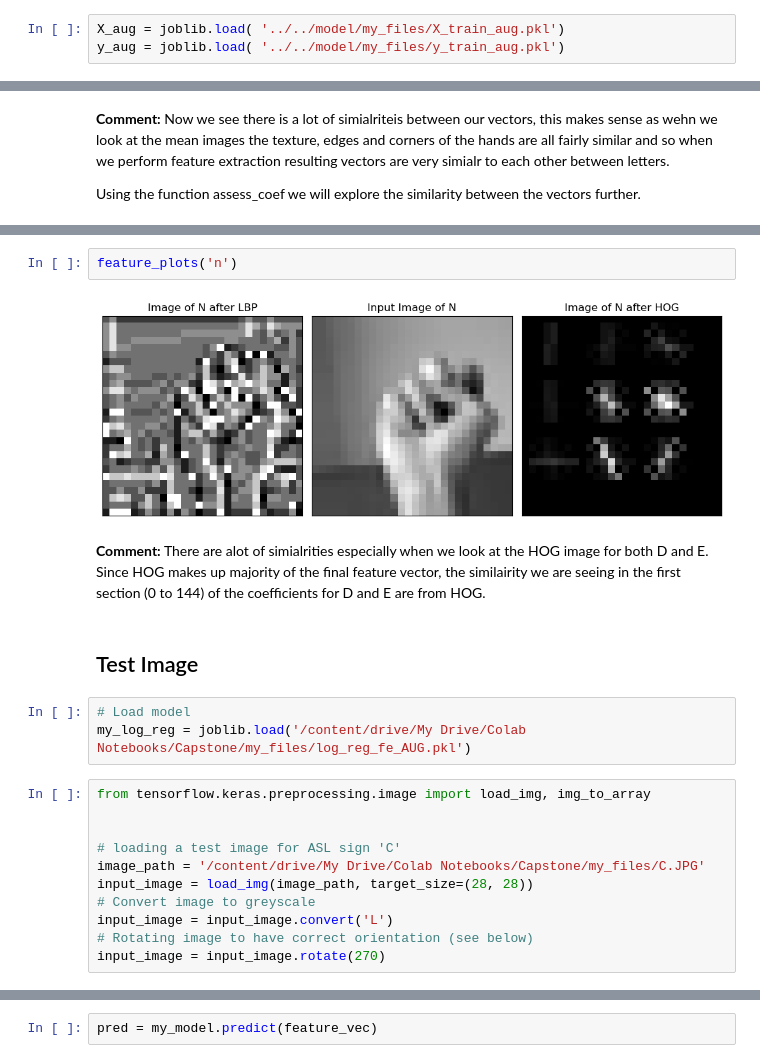
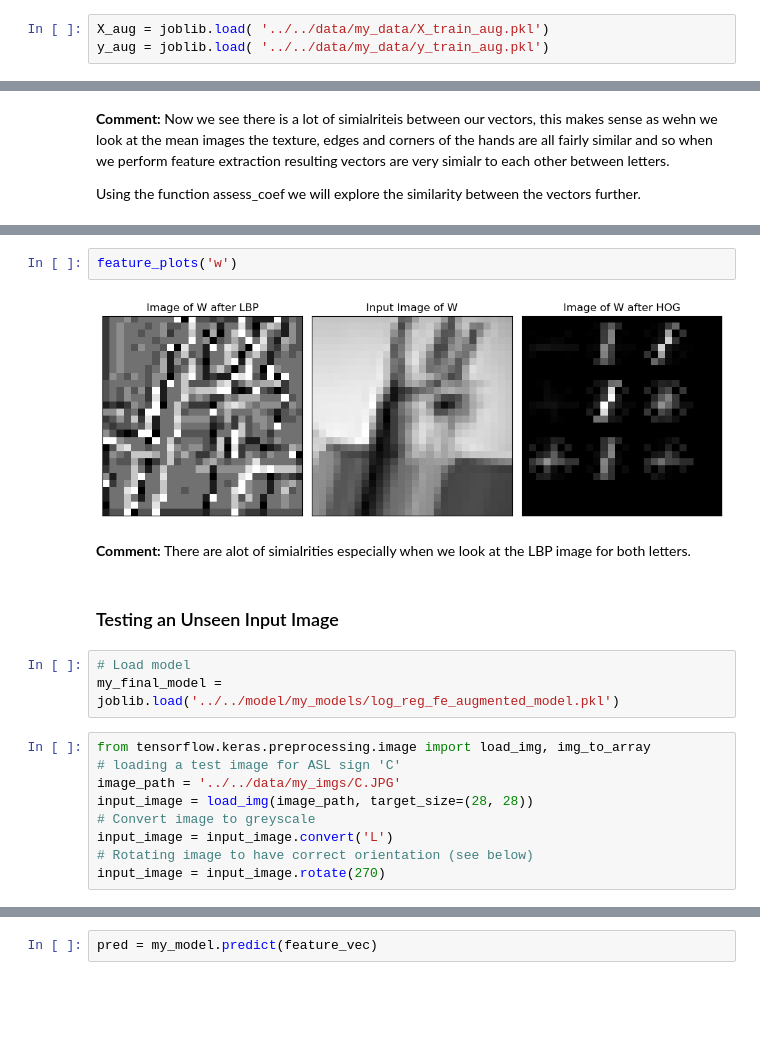
Before and after one commit to simrenbasra/Sign_Lingual, a Jupyter notebook: notebooks/02_logistic_regression/04-log-reg-fe-aug.ipynb, the cells around one changed output, grey strips where cells are left out. Drawn from its saved outputs; the diff is of its cells as text; blank space fills up the shorter version.

Commit message:
Added comments, changed file paths

```diff
--- a/notebooks/02_logistic_regression/04-log-reg-fe-aug.ipynb
+++ b/notebooks/02_logistic_regression/04-log-reg-fe-aug.ipynb
@@ -63,3 +67,3 @@ import joblib
 # %%
-X_aug = joblib.load( '../../model/my_files/X_train_aug.pkl')
-y_aug = joblib.load( '../../model/my_files/y_train_aug.pkl')
+X_aug = joblib.load( '../../data/my_data/X_train_aug.pkl')
+y_aug = joblib.load( '../../data/my_data/y_train_aug.pkl')
@@ -330,21 +334,19 @@ feature_plots('m')
 # %%
-feature_plots('n')
+feature_plots('w')
 # %% [output]
-[figure, old version]
+[figure, new version]
 # %% [markdown]
 **Comment:**
-There are alot of simialrities especially when we look at the HOG image for both D and E. Since HOG makes up majority of the final feature vector, the similairity we are seeing in the first section (0 to 144) of the coefficients for D and E are from HOG.
+There are alot of simialrities especially when we look at the LBP image for both letters.
-# %% [markdown]
-## Test Image
+# %% [markdown]
+### Testing an Unseen Input Image
 # %%
 # Load model
-my_log_reg = joblib.load('/content/drive/My Drive/Colab Notebooks/Capstone/my_files/log_reg_fe_AUG.pkl')
+my_final_model = joblib.load('../../model/my_models/log_reg_fe_augmented_model.pkl')
 # %%
 from tensorflow.keras.preprocessing.image import load_img, img_to_array
-
-
 # loading a test image for ASL sign 'C'
-image_path = '/content/drive/My Drive/Colab Notebooks/Capstone/my_files/C.JPG'
+image_path = '../../data/my_imgs/C.JPG'
 input_image = load_img(image_path, target_size=(28, 28))
 # Convert image to greyscale
 input_image = input_image.convert('L')
```
Also changed, not shown: parts of 46 cells of this notebook.
